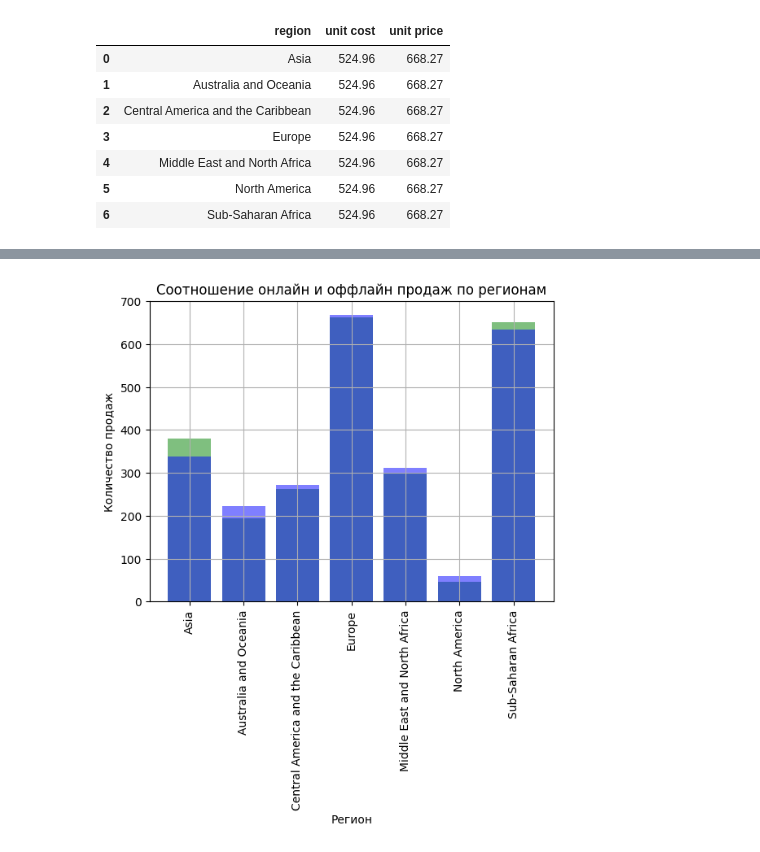
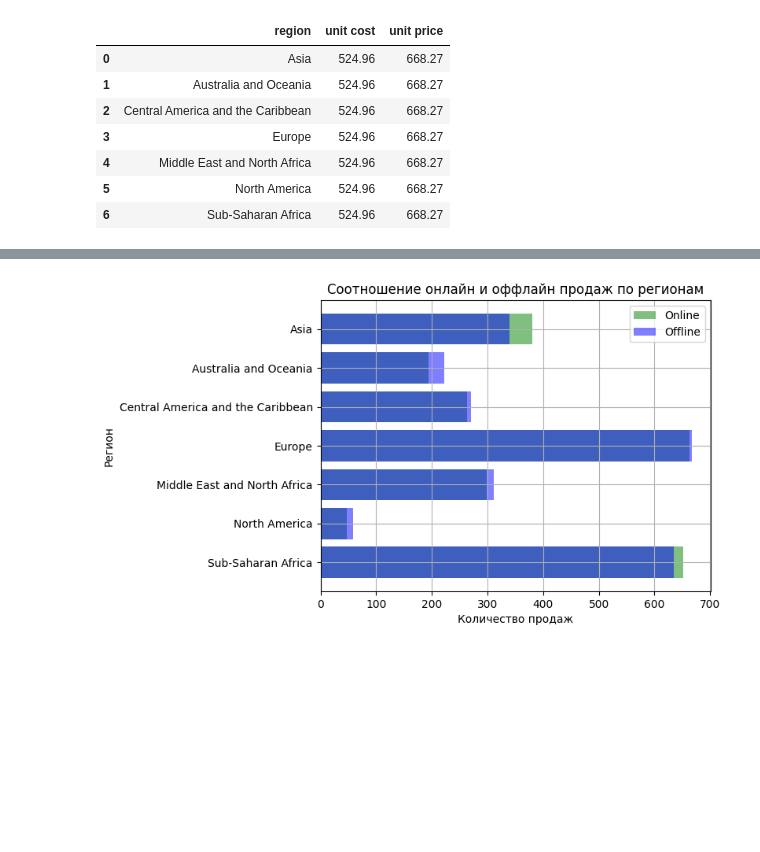
Before and after one commit to IlinaVN/PraktikaG236N005, a Jupyter notebook: LR8/1.ipynb, the cells around one changed output, grey strips where cells are left out. Cells and saved outputs as stored; diff of their text form; code cells hidden in the pictures; blank space fills up the shorter version.

```diff
--- a/LR8/1.ipynb
+++ b/LR8/1.ipynb
@@ -64,2 +64,8 @@ region_max_units
+# %%
+onl = df[df['sales channel'] == 'Online']
+offl = df[df['sales channel'] == 'Offline']
 # %%
-df1 = pd.DataFrame(region_sales['region'])
+online_sales = onl.pivot_table(index=['region'], values=('sales channel'), aggfunc='count').sort_values('region', ascending=False)
+online_sales = online_sales.reset_index()
+offline_sales = offl.pivot_table(index=['region'], values=('sales channel'), aggfunc='count').sort_values('region', ascending=False)
+offline_sales = offline_sales.reset_index()
@@ -120,13 +72,13 @@ See the caveats in the documentation: https://pandas.pydata.org/pandas-docs/stab
 # %%
 plt.grid()
-plt.bar(df1['region'], df1['online sales'], alpha = 0.5, color = 'g')
-plt.bar(df1['region'], df1['offline sales'], alpha = 0.5, color = 'b')
-plt.xticks(rotation=90)
-plt.xlabel('Регион')
-plt.ylabel('Количество продаж')
+plt.barh(online_sales['region'], online_sales['sales channel'], alpha = 0.5, color = 'g', label = 'Online')
+plt.barh(offline_sales['region'], offline_sales['sales channel'], alpha = 0.5, color = 'b', label = 'Offline')
+plt.legend()
+plt.ylabel('Регион')
+plt.xlabel('Количество продаж')
 plt.title('Соотношение онлайн и оффлайн продаж по регионам')
 plt.show()
 # %% [output]
-[figure, old version]
+[figure, new version]
 # %%
 plt.grid()
```
Also changed, not shown: parts of 25 cells of this notebook, 1 other file.
